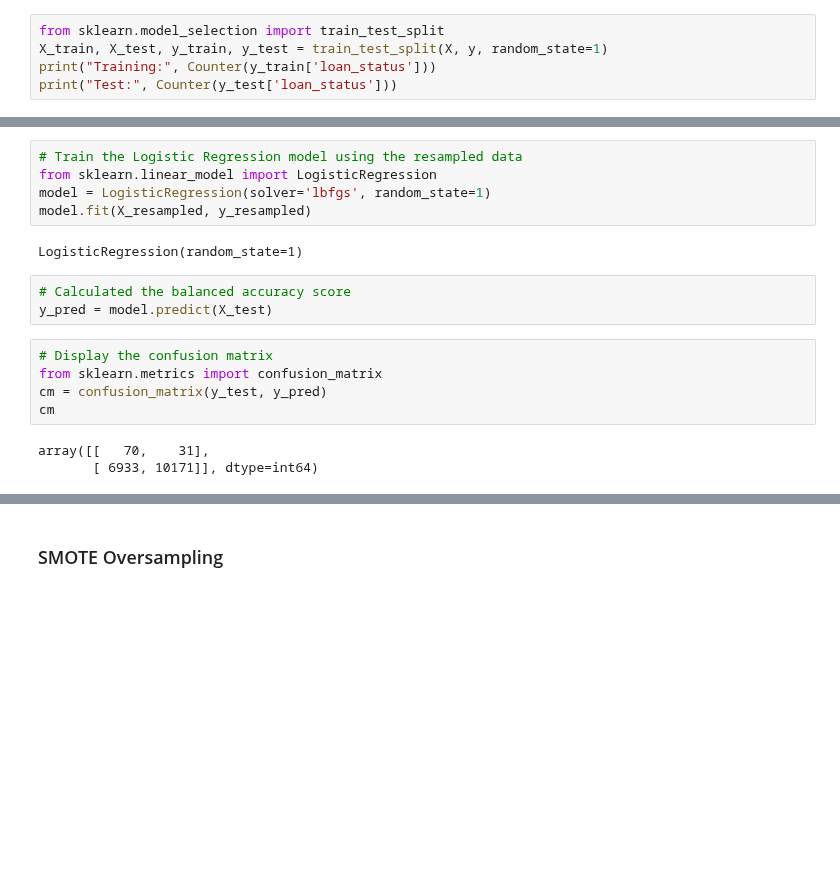
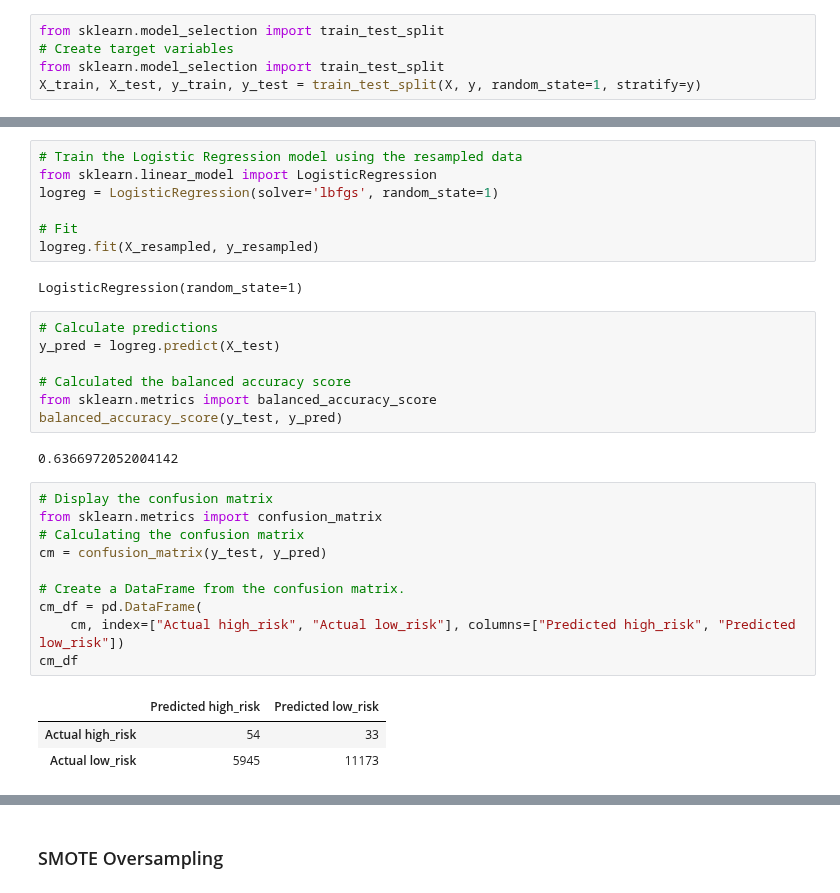
Before and after one commit to cemolina29/Credit_Risk_Analysis, a Jupyter notebook: credit_risk_resampling.ipynb, the cells around one changed output, grey strips where cells are left out. Cells and saved outputs as stored; diff of their text form; blank space fills up the shorter version.

```diff
--- a/credit_risk_resampling.ipynb
+++ b/credit_risk_resampling.ipynb
@@ -108,6 +118,6 @@ high_risk      347
 Name: loan_status, dtype: int64
 # %%
 from sklearn.model_selection import train_test_split
-X_train, X_test, y_train, y_test = train_test_split(X, y, random_state=1)
-print("Training:", Counter(y_train['loan_status']))
-print("Test:", Counter(y_test['loan_status']))
+# Create target variables
+from sklearn.model_selection import train_test_split
+X_train, X_test, y_train, y_test = train_test_split(X, y, random_state=1, stratify=y)
@@ -139,21 +155,35 @@ Counter({'low_risk': 51366, 'high_risk': 51366})
 # %%
 # Train the Logistic Regression model using the resampled data
 from sklearn.linear_model import LogisticRegression
-model = LogisticRegression(solver='lbfgs', random_state=1)
-model.fit(X_resampled, y_resampled)
+logreg = LogisticRegression(solver='lbfgs', random_state=1)
+
+# Fit
+logreg.fit(X_resampled, y_resampled)
 # %% [output]
 LogisticRegression(random_state=1)
 # %%
+# Calculate predictions
+y_pred = logreg.predict(X_test)
+
 # Calculated the balanced accuracy score
-y_pred = model.predict(X_test)
+from sklearn.metrics import balanced_accuracy_score
+balanced_accuracy_score(y_test, y_pred)
+# %% [output]
+0.6366972052004142
 # %%
 # Display the confusion matrix
 from sklearn.metrics import confusion_matrix
+# Calculating the confusion matrix
 cm = confusion_matrix(y_test, y_pred)
-cm
+
+# Create a DataFrame from the confusion matrix.
+cm_df = pd.DataFrame(
+    cm, index=["Actual high_risk", "Actual low_risk"], columns=["Predicted high_risk", "Predicted low_risk"])
+cm_df
 # %% [output]
-array([[   70,    31],
-       [ 6933, 10171]], dtype=int64)
+|  | Predicted high_risk | Predicted low_risk |
+| Actual high_risk | 54 | 33 |
+| Actual low_risk | 5945 | 11173 |
 # %%
 # Print the imbalanced classification report
 from imblearn.metrics import classification_report_imbalanced
```
Also changed, not shown: parts of 24 cells of this notebook, 3 other files.
